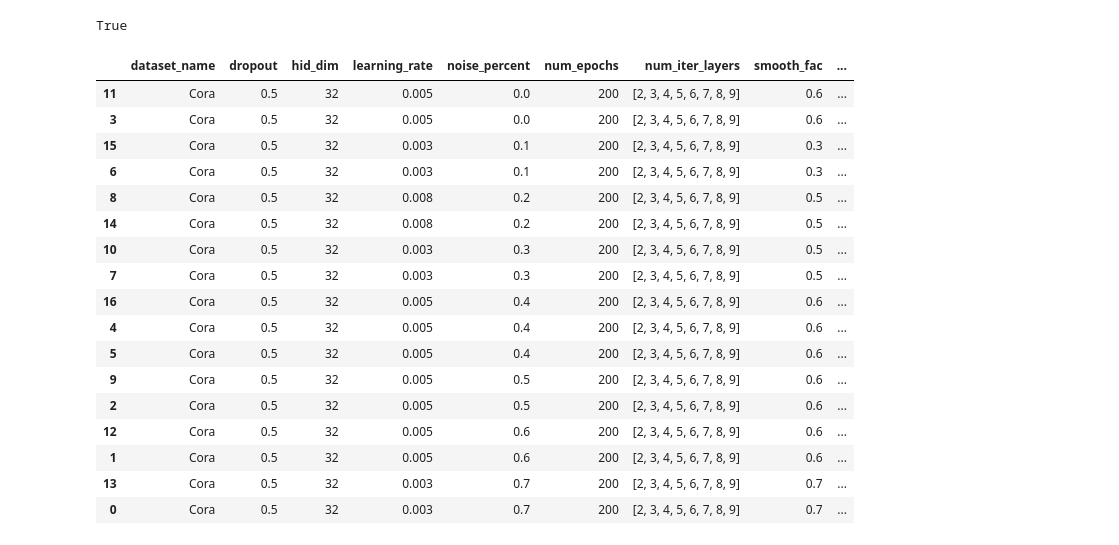
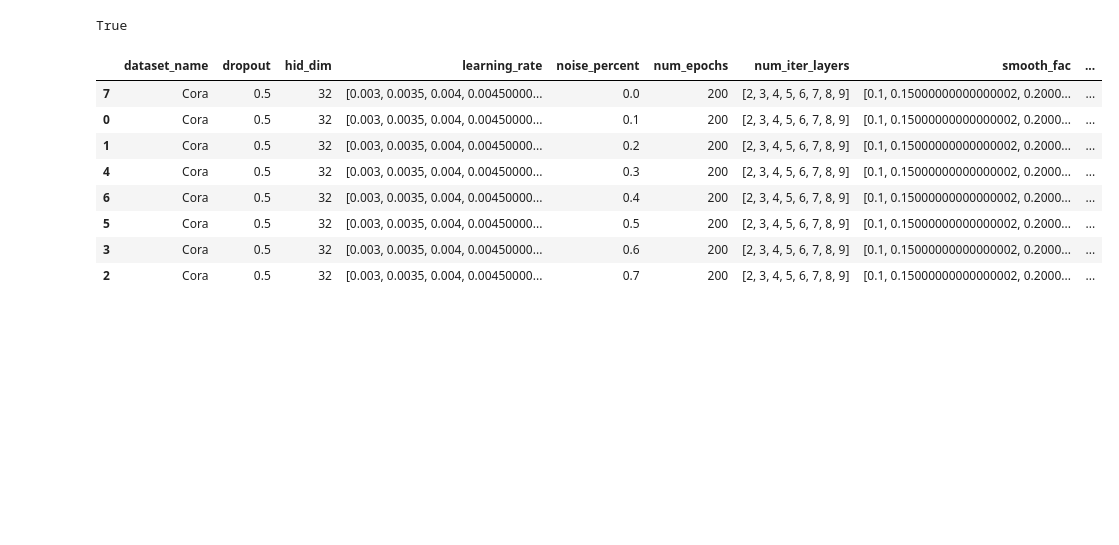
Before and after one commit to SizhuangHe/IterativeMethods, a Jupyter notebook: GCNexperiments/notebooks/wandb_analysis.ipynb, the cells around one changed output. Saved outputs shown, nothing was run; the diff lists cells and outputs as text; code cells hidden in the pictures; blank space fills up the shorter version.

```diff
--- a/GCNexperiments/notebooks/wandb_analysis.ipynb
+++ b/GCNexperiments/notebooks/wandb_analysis.ipynb
@@ -121,25 +121,57 @@ variant_sweeps_new = [
     "1yx7lryw",
     "p5z39rcd"
 ]
+et_sweeps = [
+    "0raelo43",
+    "4rg0uxpp",
+    "94xcgi8e",
+    "erzrkzbk",
+    "fee9p58u",
+    "hui3yyj4",
+    "kocjz30g",
+    "l7vskl73"
+]
+la_sweeps = [
+    "8riai7xz",
+    "9on84a2k",
+    "asuy8soi",
+    "jwfs6hs6",
+    "lps302bu",
+    "n5x4650c",
+    "rae47h1a",
+    "tc64owjo"
+]
+
+et_sweeps_new = [
+    "0jtwamgf",
+    "df8kwrcn",
+    "dvdreyh1",
+    "hn1uti5e",
+    "rw1njstw",
+    "w9m9pd9w",
+    "z9rcd42e",
+    "zvbdj6cq"
+]
+la_sweeps_new = [
+    "25djetlf",
+    "ivdib8fh",
+    "k8u5qveo",
+    "ls4ffjhb",
+    "ovgs93gz",
+    "wg2tfjx0",
+    "xjjclkjl",
+    "zandqytf"
+]
 # %%
-get_sweep_info(iterative_sweeps_new).sort_values(by=["noise_percent"])
+get_sweep_info(et_sweeps).sort_values(by=["noise_percent"])
 # %% [output]
 |  | dataset_name | dropout | hid_dim | learning_rate | noise_percent | num_epochs | num_iter_layers | smooth_fac | ... |
-| 11 | Cora | 0.5 | 32 | 0.005 | 0.0 | 200 | [2, 3, 4, 5, 6, 7, 8, 9] | 0.6 | ... |
-| 3 | Cora | 0.5 | 32 | 0.005 | 0.0 | 200 | [2, 3, 4, 5, 6, 7, 8, 9] | 0.6 | ... |
-| 15 | Cora | 0.5 | 32 | 0.003 | 0.1 | 200 | [2, 3, 4, 5, 6, 7, 8, 9] | 0.3 | ... |
-| 6 | Cora | 0.5 | 32 | 0.003 | 0.1 | 200 | [2, 3, 4, 5, 6, 7, 8, 9] | 0.3 | ... |
-| 8 | Cora | 0.5 | 32 | 0.008 | 0.2 | 200 | [2, 3, 4, 5, 6, 7, 8, 9] | 0.5 | ... |
-| 14 | Cora | 0.5 | 32 | 0.008 | 0.2 | 200 | [2, 3, 4, 5, 6, 7, 8, 9] | 0.5 | ... |
-| 10 | Cora | 0.5 | 32 | 0.003 | 0.3 | 200 | [2, 3, 4, 5, 6, 7, 8, 9] | 0.5 | ... |
-| 7 | Cora | 0.5 | 32 | 0.003 | 0.3 | 200 | [2, 3, 4, 5, 6, 7, 8, 9] | 0.5 | ... |
-| 16 | Cora | 0.5 | 32 | 0.005 | 0.4 | 200 | [2, 3, 4, 5, 6, 7, 8, 9] | 0.6 | ... |
-| 4 | Cora | 0.5 | 32 | 0.005 | 0.4 | 200 | [2, 3, 4, 5, 6, 7, 8, 9] | 0.6 | ... |
-| 5 | Cora | 0.5 | 32 | 0.005 | 0.4 | 200 | [2, 3, 4, 5, 6, 7, 8, 9] | 0.6 | ... |
-| 9 | Cora | 0.5 | 32 | 0.005 | 0.5 | 200 | [2, 3, 4, 5, 6, 7, 8, 9] | 0.6 | ... |
-| 2 | Cora | 0.5 | 32 | 0.005 | 0.5 | 200 | [2, 3, 4, 5, 6, 7, 8, 9] | 0.6 | ... |
-| 12 | Cora | 0.5 | 32 | 0.005 | 0.6 | 200 | [2, 3, 4, 5, 6, 7, 8, 9] | 0.6 | ... |
-| 1 | Cora | 0.5 | 32 | 0.005 | 0.6 | 200 | [2, 3, 4, 5, 6, 7, 8, 9] | 0.6 | ... |
-| 13 | Cora | 0.5 | 32 | 0.003 | 0.7 | 200 | [2, 3, 4, 5, 6, 7, 8, 9] | 0.7 | ... |
-| 0 | Cora | 0.5 | 32 | 0.003 | 0.7 | 200 | [2, 3, 4, 5, 6, 7, 8, 9] | 0.7 | ... |
+| 7 | Cora | 0.5 | 32 | [0.003, 0.0035, 0.004, 0.00450000... | 0.0 | 200 | [2, 3, 4, 5, 6, 7, 8, 9] | [0.1, 0.15000000000000002, 0.2000... | ... |
+| 0 | Cora | 0.5 | 32 | [0.003, 0.0035, 0.004, 0.00450000... | 0.1 | 200 | [2, 3, 4, 5, 6, 7, 8, 9] | [0.1, 0.15000000000000002, 0.2000... | ... |
+| 1 | Cora | 0.5 | 32 | [0.003, 0.0035, 0.004, 0.00450000... | 0.2 | 200 | [2, 3, 4, 5, 6, 7, 8, 9] | [0.1, 0.15000000000000002, 0.2000... | ... |
+| 4 | Cora | 0.5 | 32 | [0.003, 0.0035, 0.004, 0.00450000... | 0.3 | 200 | [2, 3, 4, 5, 6, 7, 8, 9] | [0.1, 0.15000000000000002, 0.2000... | ... |
+| 6 | Cora | 0.5 | 32 | [0.003, 0.0035, 0.004, 0.00450000... | 0.4 | 200 | [2, 3, 4, 5, 6, 7, 8, 9] | [0.1, 0.15000000000000002, 0.2000... | ... |
+| 5 | Cora | 0.5 | 32 | [0.003, 0.0035, 0.004, 0.00450000... | 0.5 | 200 | [2, 3, 4, 5, 6, 7, 8, 9] | [0.1, 0.15000000000000002, 0.2000... | ... |
+| 3 | Cora | 0.5 | 32 | [0.003, 0.0035, 0.004, 0.00450000... | 0.6 | 200 | [2, 3, 4, 5, 6, 7, 8, 9] | [0.1, 0.15000000000000002, 0.2000... | ... |
+| 2 | Cora | 0.5 | 32 | [0.003, 0.0035, 0.004, 0.00450000... | 0.7 | 200 | [2, 3, 4, 5, 6, 7, 8, 9] | [0.1, 0.15000000000000002, 0.2000... | ... |
 # %%
```
Also changed, not shown: parts of 5 cells of this notebook, 29 other files.
